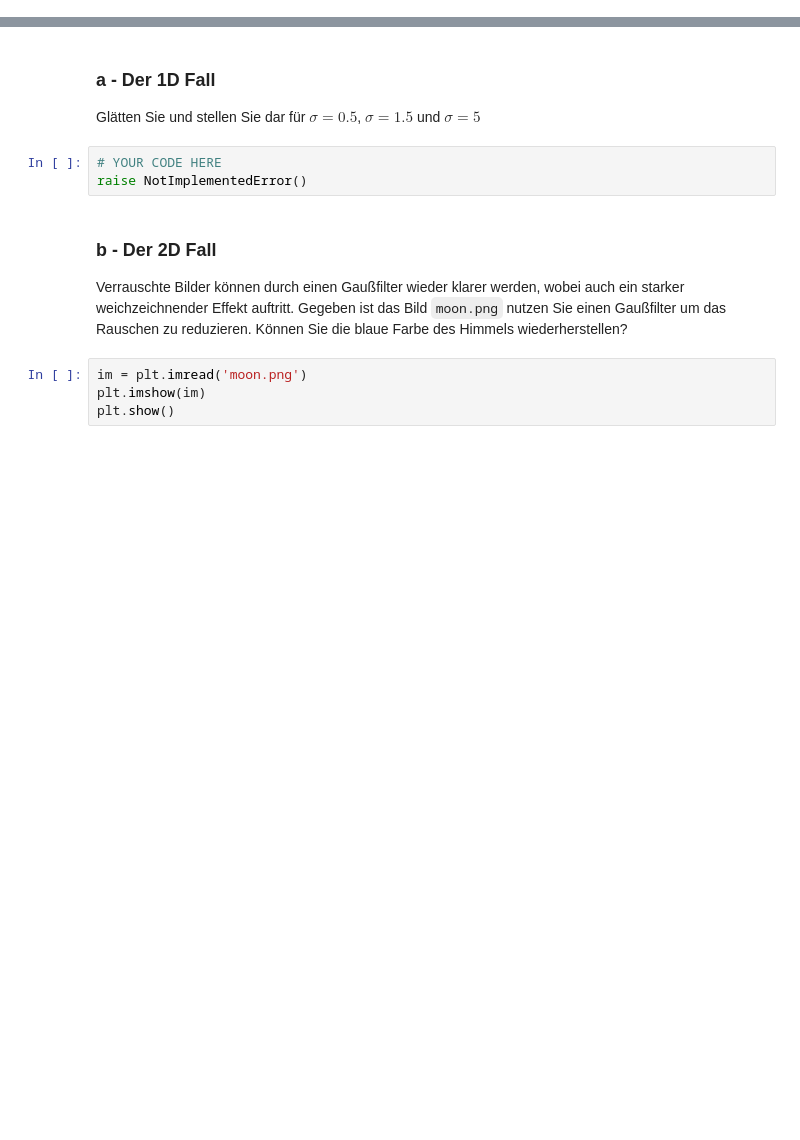
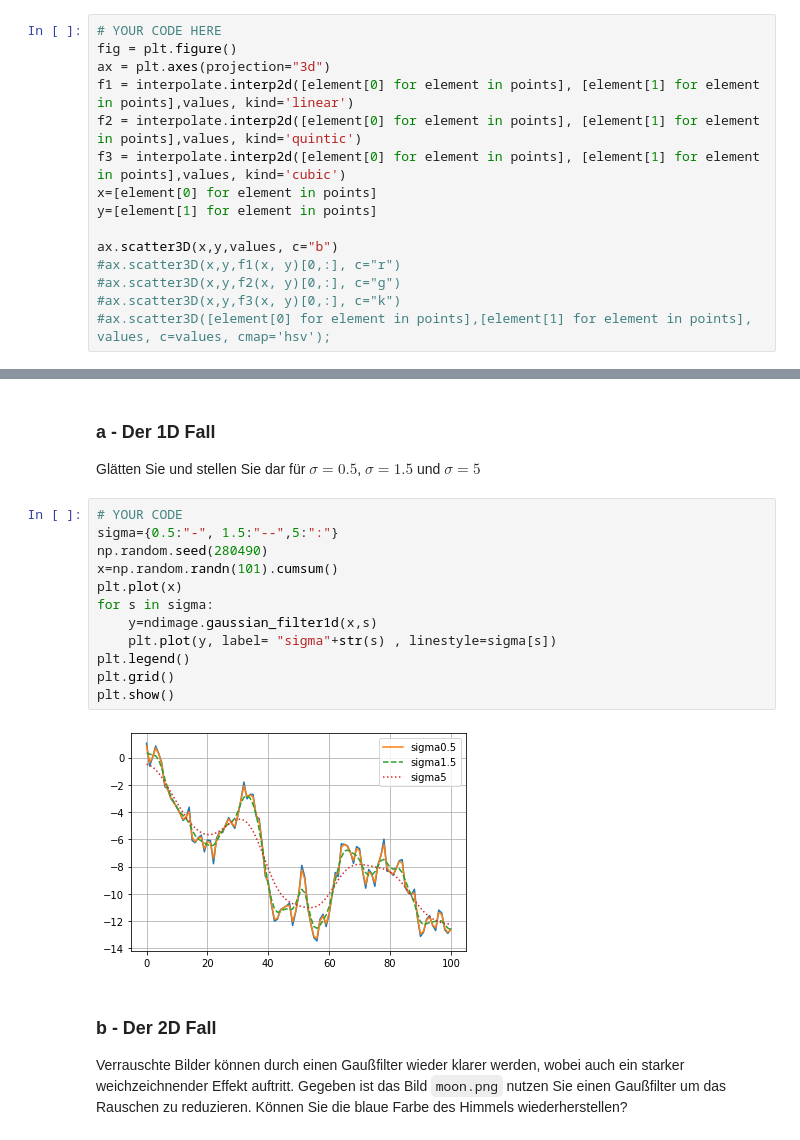
Before and after one commit to arminku/WDT-PZD-Group-3, a Jupyter notebook: SciPy/SciPy.ipynb, the cells around one changed output, grey strips where cells are left out. Cells and saved outputs as stored; diff of their text form; blank space fills up the shorter version.

```diff
--- a/SciPy/SciPy.ipynb
+++ b/SciPy/SciPy.ipynb
@@ -186,3 +191,18 @@ raise NotImplementedError()
+# %%
+# YOUR CODE HERE
+fig = plt.figure()
+ax = plt.axes(projection="3d")
+f1 = interpolate.interp2d([element[0] for element in points], [element[1] for element in points],values, kind='linear')
+f2 = interpolate.interp2d([element[0] for element in points], [element[1] for element in points],values, kind='quintic')
+f3 = interpolate.interp2d([element[0] for element in points], [element[1] for element in points],values, kind='cubic')
+x=[element[0] for element in points]
+y=[element[1] for element in points]
+
+ax.scatter3D(x,y,values, c="b")
+#ax.scatter3D(x,y,f1(x, y)[0,:], c="r")
+#ax.scatter3D(x,y,f2(x, y)[0,:], c="g")
+#ax.scatter3D(x,y,f3(x, y)[0,:], c="k")
+#ax.scatter3D([element[0] for element in points],[element[1] for element in points], values, c=values, cmap='hsv');
 # %% [markdown]
 ## Aufgabe 4 - Lineare Algebra
 Viele Verfahren beruhen auf dem Lösen von Gleichungssystemen, etwa das Knotenpotentialverfahren für die Lösung von elektrischen Schaltungen oder die Finite Elemente Methode für die Lösung von schwierigen partiellen Differentialgleichungen, etwa in der Strömungsmechanik. Mit `linalg` steht auch hier ein Modul zur Verfügung.
@@ -230,13 +255,20 @@ Manchmal sind Daten stark verrauscht, dann hilft eine Glättung. Hier bietet Sci
 # %% [markdown]
 ### a - Der 1D Fall
 Glätten Sie und stellen Sie dar für $\sigma=0.5$, $\sigma=1.5$ und $\sigma=5$
-# %%
-# YOUR CODE HERE
-raise NotImplementedError()
+# %%
+# YOUR CODE
+sigma={0.5:"-", 1.5:"--",5:":"}
+np.random.seed(280490)
+x=np.random.randn(101).cumsum()
+plt.plot(x)
+for s in sigma:
+    y=ndimage.gaussian_filter1d(x,s)
+    plt.plot(y, label= "sigma"+str(s) , linestyle=sigma[s])
+plt.legend()
+plt.grid()
+plt.show()
+# %% [output]
+[figure, added]
 # %% [markdown]
 ### b - Der 2D Fall
 Verrauschte Bilder können durch einen Gaußfilter wieder klarer werden, wobei auch ein starker weichzeichnender Effekt auftritt. Gegeben ist das Bild `moon.png` nutzen Sie einen Gaußfilter um das Rauschen zu reduzieren. Können Sie die blaue Farbe des Himmels wiederherstellen?
-# %%
-im = plt.imread('moon.png')
-plt.imshow(im)
-plt.show()
```
Also changed, not shown: parts of 16 cells of this notebook.
